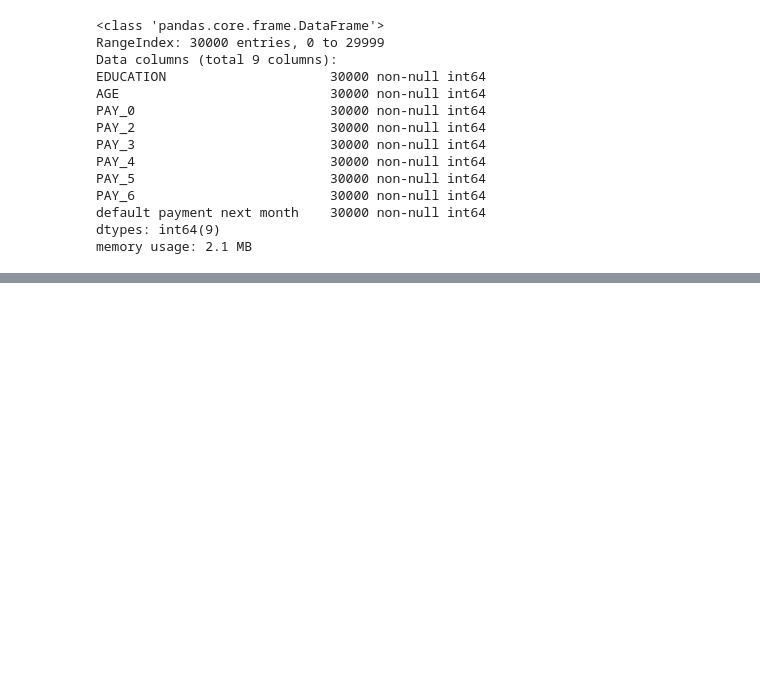
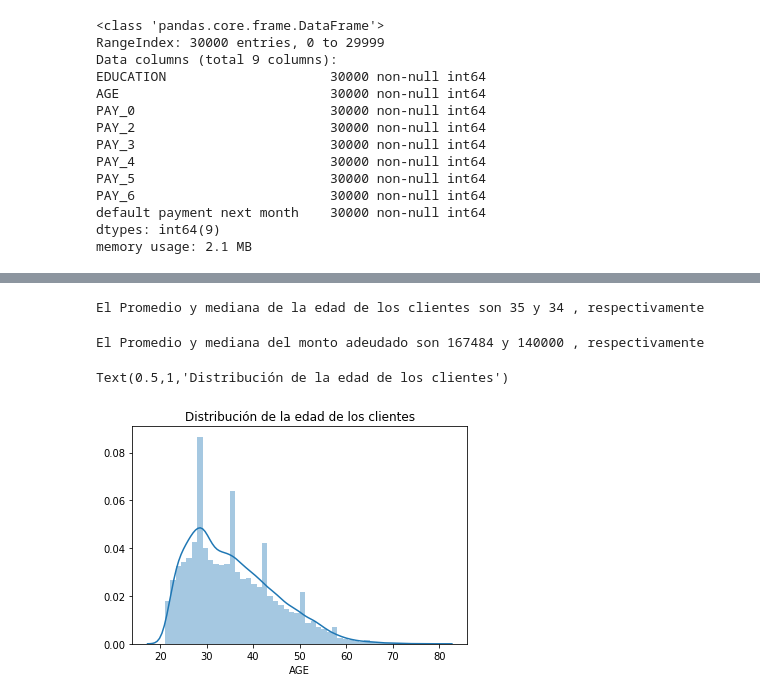
Before and after one commit to KatyaBrenes/Data-Science-Task1, a Jupyter notebook: C5 Task2 KatyaBrenesv2.ipynb, the cells around one changed output, grey strips where cells are left out. Drawn from its saved outputs; the diff is of its cells as text; code cells hidden in the pictures; blank space fills up the shorter version.

```diff
--- a/C5 Task2 KatyaBrenesv2.ipynb
+++ b/C5 Task2 KatyaBrenesv2.ipynb
@@ -589,0 +706,3 @@ memory usage: 2.1 MB
+# %%
+credit.rename(columns={'default payment next month':'Incumplimiento_prox_mes'}, inplace=True)
+print(credit.columns)
@@ -589,0 +737,19 @@ memory usage: 2.1 MB
+# %%
+print('El Promedio y mediana de la edad de los clientes son %0.f y %0.f , respectivamente'%(credit.AGE.mean(),
+                                                                          credit.AGE.median()))
+# %% [output]
+El Promedio y mediana de la edad de los clientes son 35 y 34 , respectivamente
+# %%
+print('El Promedio y mediana del monto adeudado son %0.f y %0.f , respectivamente'%(credit.LIMIT_BAL.mean(),
+                                                                          credit.LIMIT_BAL.median()))
+# %% [output]
+El Promedio y mediana del monto adeudado son 167484 y 140000 , respectivamente
+# %%
+# Drop missing values for the records in which age client is missing
+age = credit['AGE'].dropna()
+# Distribution of age, with an overlay of a density plot
+age_dist = sns.distplot(age)
+age_dist.set_title("Distribución de la edad de los clientes")
+# %% [output]
+Text(0.5,1,'Distribución de la edad de los clientes')
+[figure, added]
```
Also changed, not shown: parts of 20 cells of this notebook.
